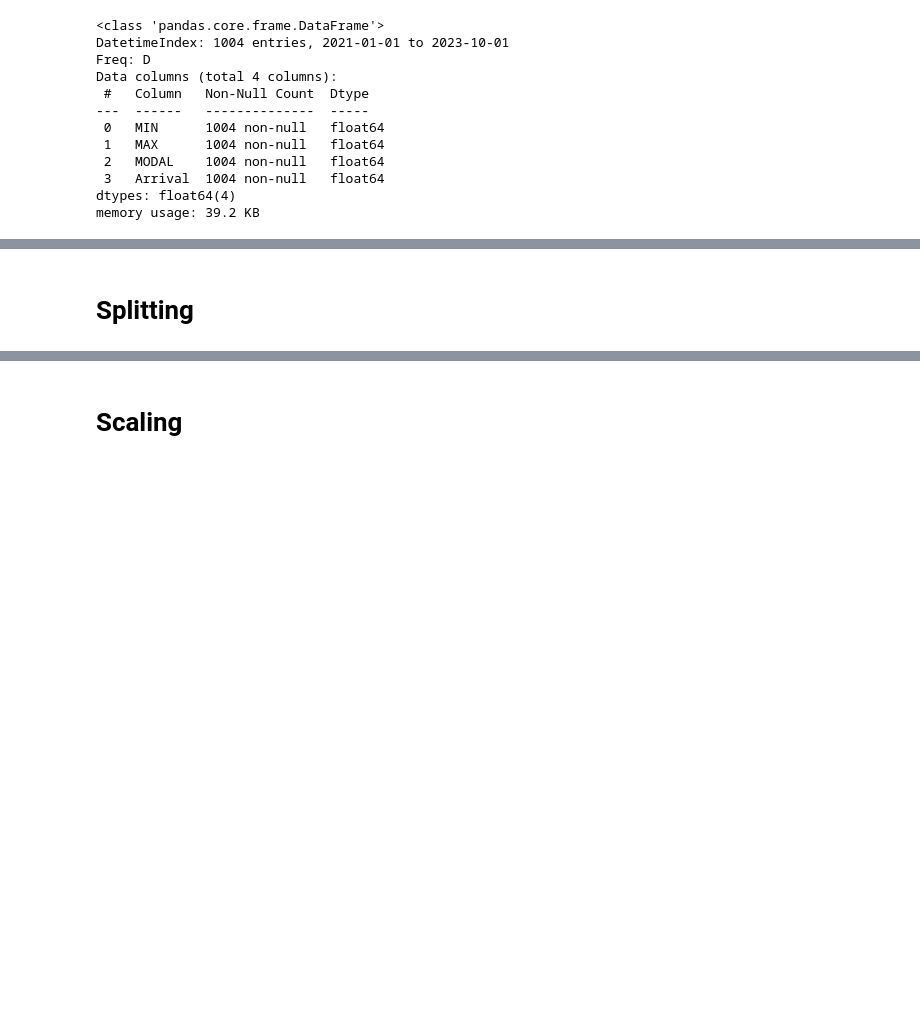
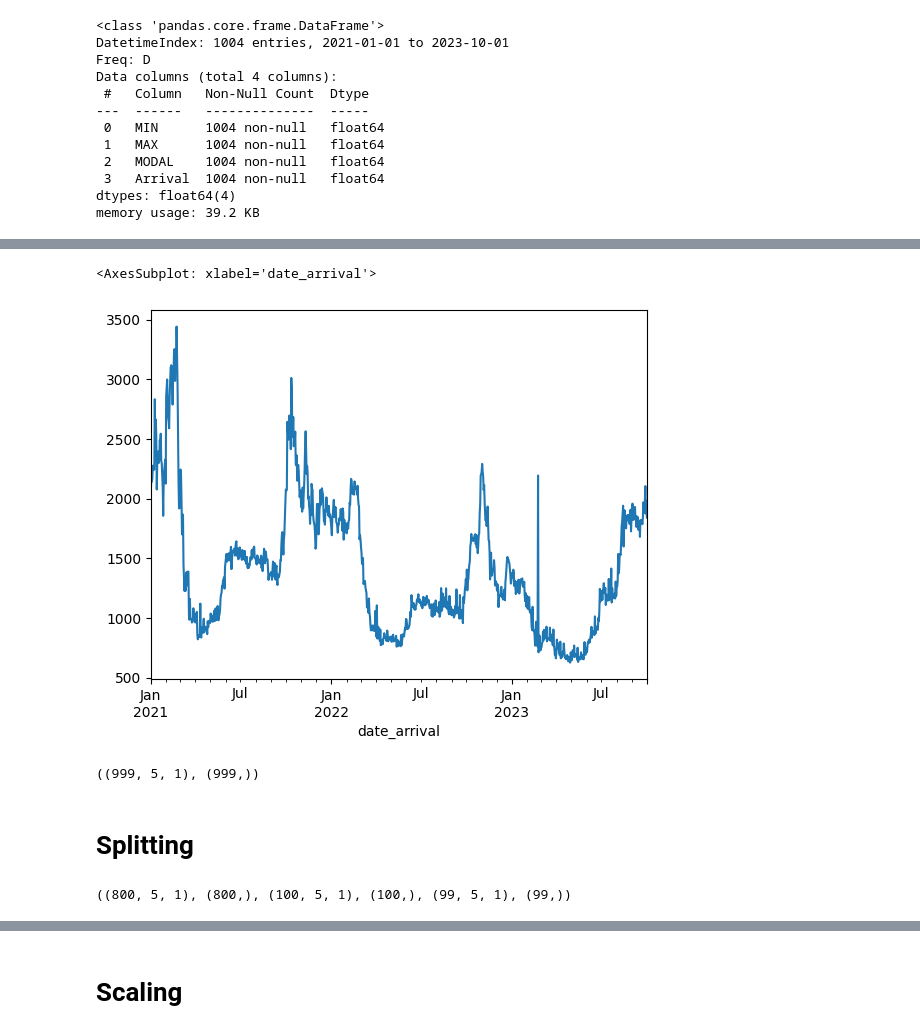
Before and after one commit to ajayt0m/Forecasting_Crop_Prices_Maharashtra, a Jupyter notebook: LSTM2.ipynb, the cells around one changed output, grey strips where cells are left out. Saved outputs shown, nothing was run; the diff lists cells and outputs as text; code cells hidden in the pictures; blank space fills up the shorter version.

```diff
--- a/LSTM2.ipynb
+++ b/LSTM2.ipynb
@@ -80,0 +85,6 @@ onion_grouped
+# %%
+temp = onion_grouped['MODAL']
+temp.plot()
+# %% [output]
+<AxesSubplot: xlabel='date_arrival'>
+[figure, added]
@@ -81,2 +104,8 @@ onion_grouped
+# %%
+WINDOW_SIZE = 5
+X1, y1 = df_to_X_y(temp, WINDOW_SIZE)
+X1.shape, y1.shape
+# %% [output]
+((999, 5, 1), (999,))
 # %% [markdown]
 # Splitting
@@ -86,0 +112,7 @@ train, test = train_test_split(onion_grouped, test_size= 0.20, shuffle=False)
+# %%
+X_train1, y_train1 = X1[:800], y1[:800]
+X_val1, y_val1 = X1[800:900], y1[800:900]
+X_test1, y_test1 = X1[900:], y1[900:]
+X_train1.shape, y_train1.shape, X_val1.shape, y_val1.shape, X_test1.shape, y_test1.shape
+# %% [output]
+((800, 5, 1), (800,), (100, 5, 1), (100,), (99, 5, 1), (99,))
```
Also changed, not shown: parts of 10 cells of this notebook, 4 other files.
